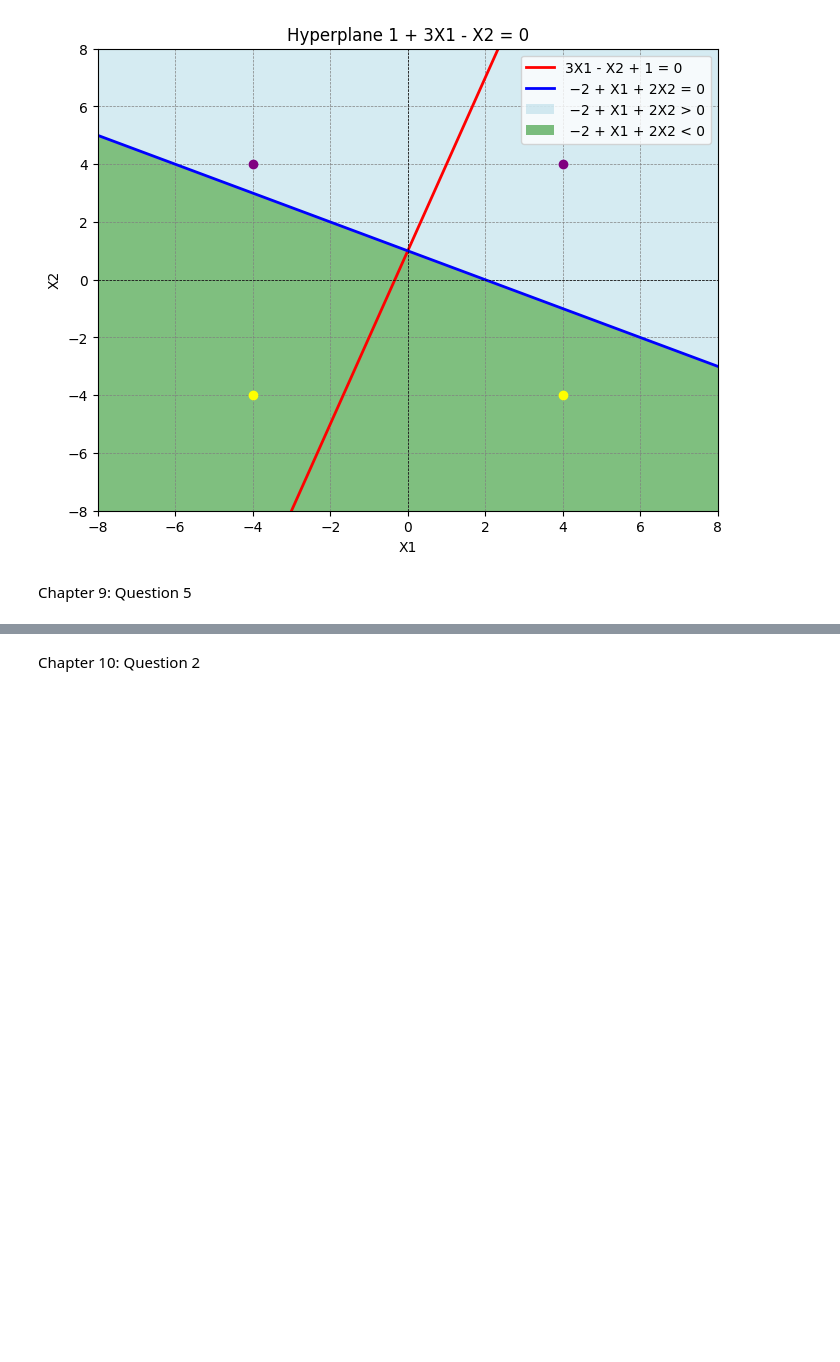
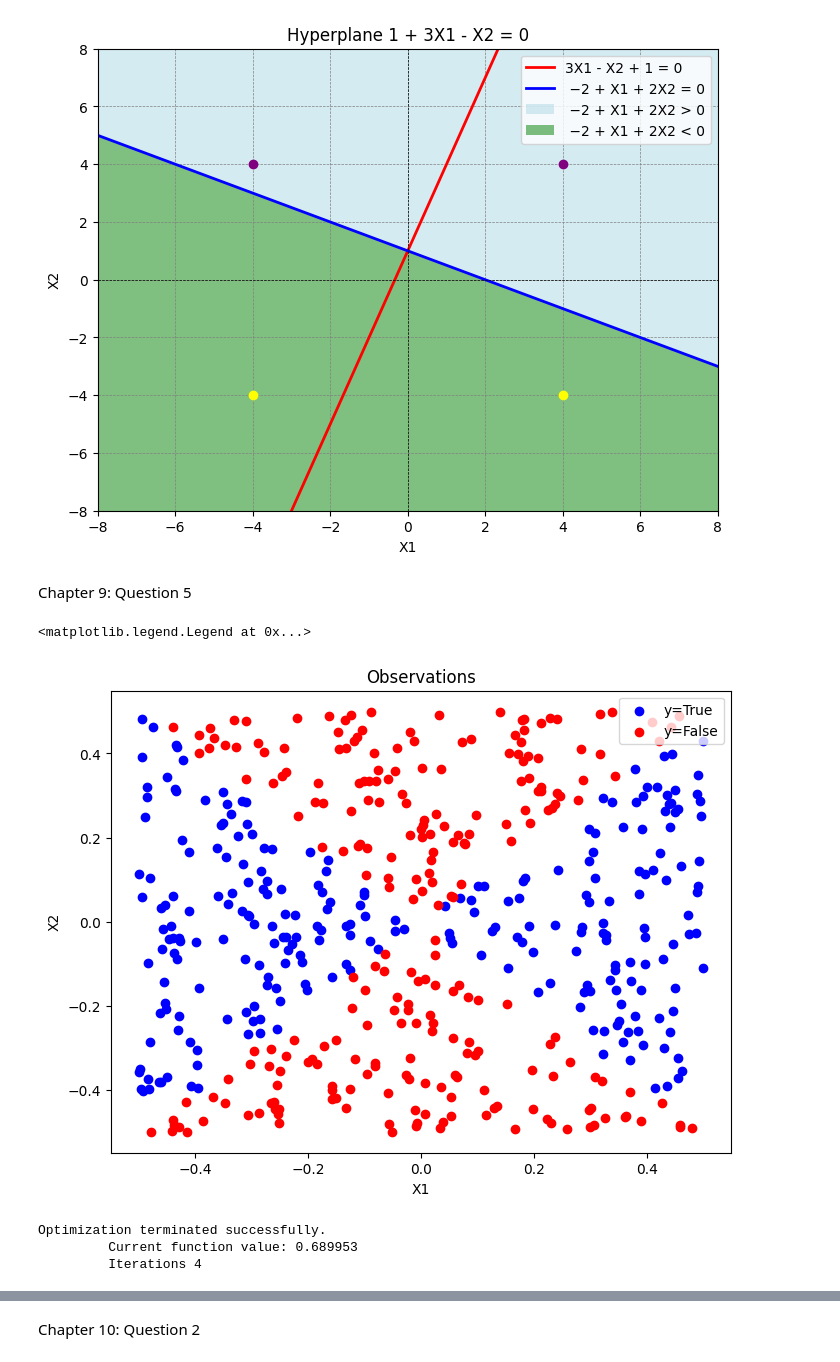
Before and after one commit to WilliamJhong/2025AAE722_William-J, a Jupyter notebook: HW4.ipynb, the cells around one changed output, grey strips where cells are left out. Saved outputs shown, nothing was run; the diff lists cells and outputs as text; code cells hidden in the pictures; blank space fills up the shorter version.

```diff
--- a/HW4.ipynb
+++ b/HW4.ipynb
@@ -79,0 +83,31 @@ Chapter 9: Question 5
+# %%
+# Generate data
+rng = np.random.default_rng(5)
+x1 = rng.uniform(size=500) - 0.5
+x2 = rng.uniform(size=500) - 0.5
+y = x1**2 - x2**2 > 0
+# %%
+# Plot the observations
+fig, ax =plt.subplots(figsize=(8,6))
+ax.scatter(x1[y], x2[y], color='blue', label='y=True')
+ax.scatter(x1[~y], x2[~y], color='red', label='y=False')
+ax.set_xlabel('X1')
+ax.set_ylabel('X2')
+ax.set_title('Observations')
+ax.legend()
+# %% [output]
+<matplotlib.legend.Legend at 0x...>
+[figure, added]
+# %%
+# Fit a logistic regression model
+data = pd.DataFrame({'X1': x1, 'X2': x2, 'Y': y.astype(int)})
+X = data[['X1', 'X2']]
+y = data['Y']
+X_sm = sm.add_constant(X)
+X_train, X_test, y_train, y_test = train_test_split(X_sm, y, test_size=0.3, random_state=42)
+
+logit_model = sm.Logit(y_train, X_train).fit()
+# %% [output]
+Optimization terminated successfully.
+         Current function value: 0.689953
+         Iterations 4
```
Also changed, not shown: parts of 11 cells of this notebook.
